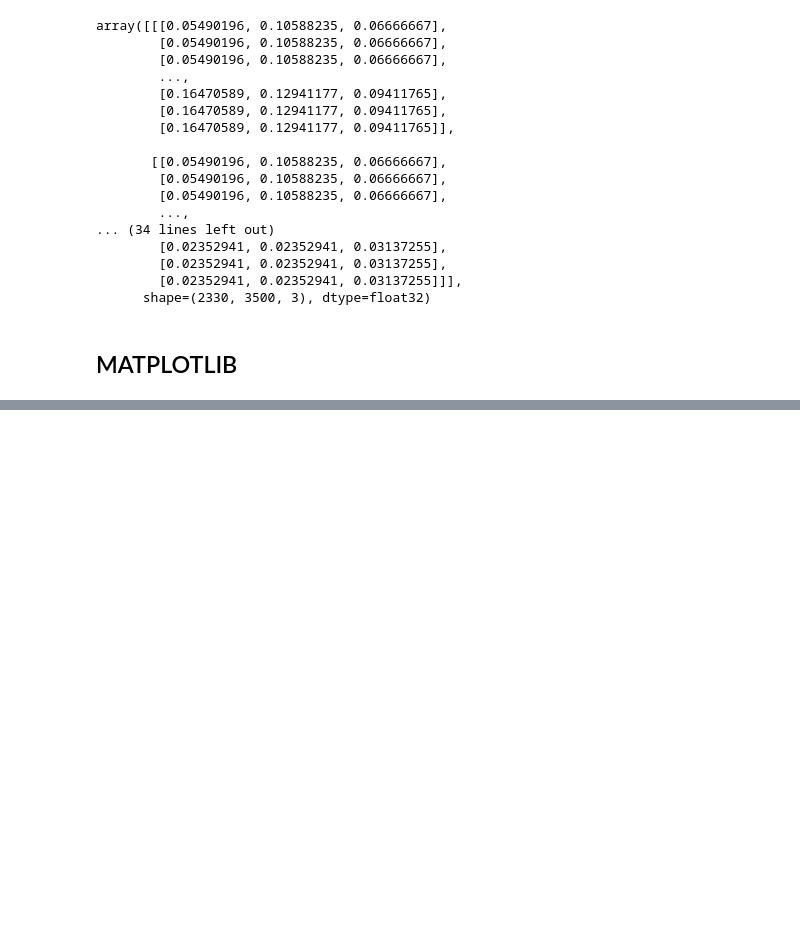
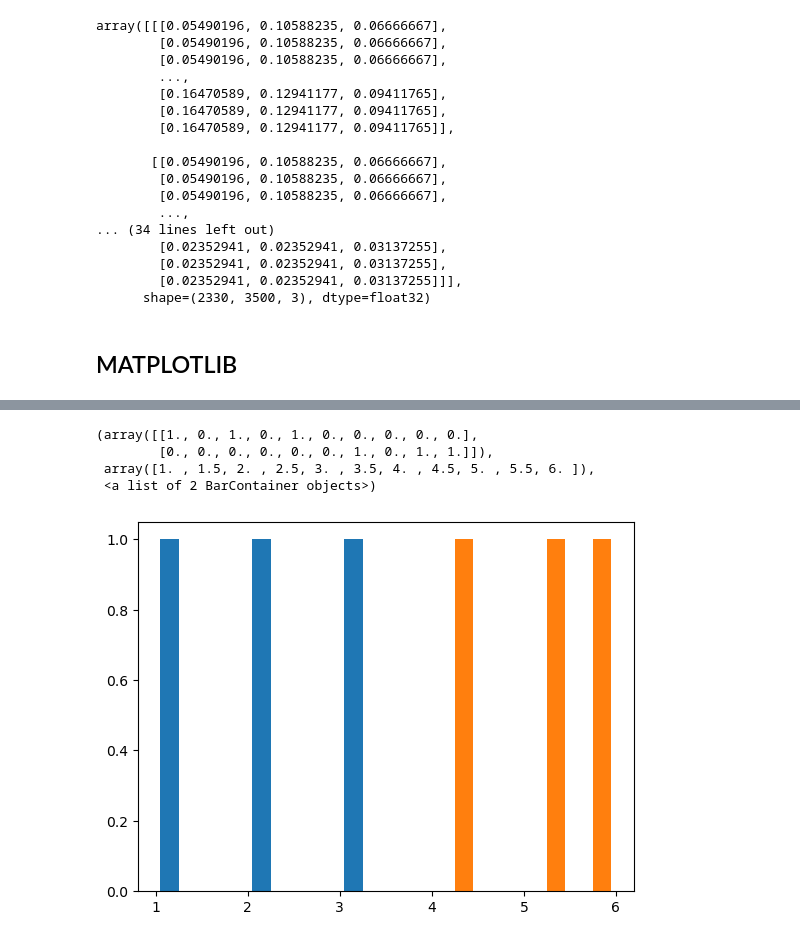
Before and after one commit to kamariban/machine-learning, a Jupyter notebook: pd-np-matplotlib-practice.ipynb, the cells around one changed output, grey strips where cells are left out. Saved outputs shown, nothing was run; the diff lists cells and outputs as text; code cells hidden in the pictures; blank space fills up the shorter version.

```diff
--- a/pd-np-matplotlib-practice.ipynb
+++ b/pd-np-matplotlib-practice.ipynb
@@ -260,0 +270,10 @@ array([[[0.05490196, 0.10588235, 0.06666667],
+# %%
+test = pd.DataFrame({'x': [1, 2, 3], 'y': [4, 5, 6]})
+# %%
+plt.hist(test)
+# %% [output]
+(array([[1., 0., 1., 0., 1., 0., 0., 0., 0., 0.],
+        [0., 0., 0., 0., 0., 0., 1., 0., 1., 1.]]),
+ array([1. , 1.5, 2. , 2.5, 3. , 3.5, 4. , 4.5, 5. , 5.5, 6. ]),
+ <a list of 2 BarContainer objects>)
+[figure, added]
```
Also changed, not shown: parts of 6 cells of this notebook.
